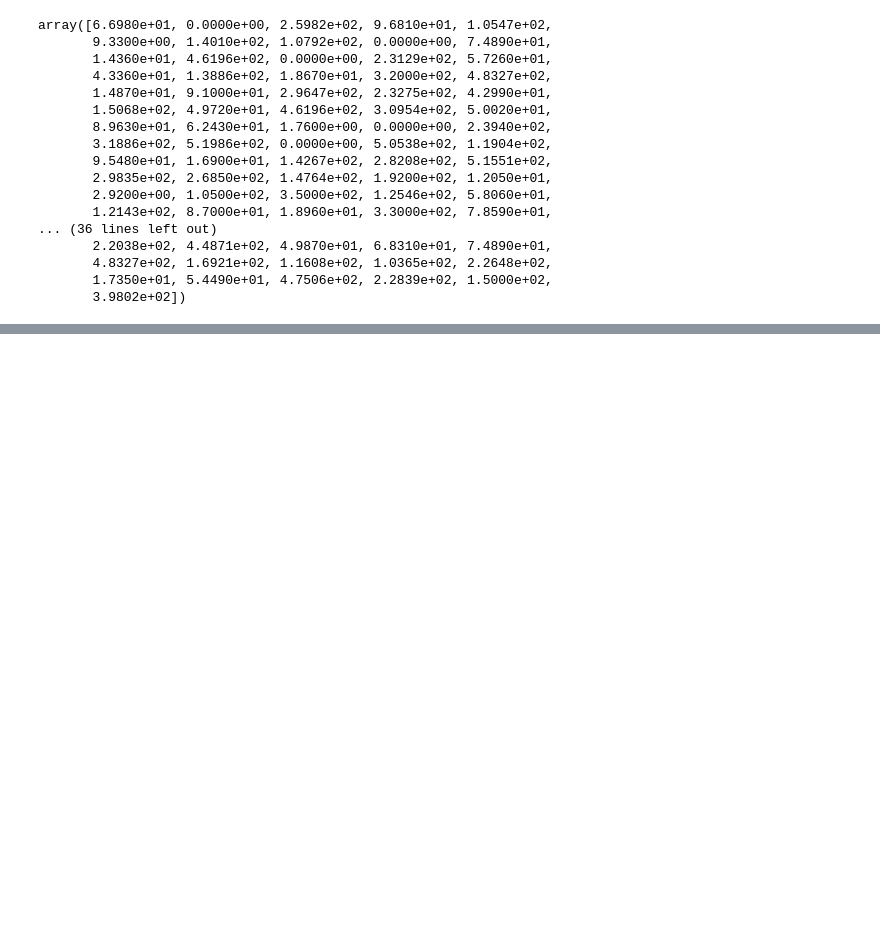
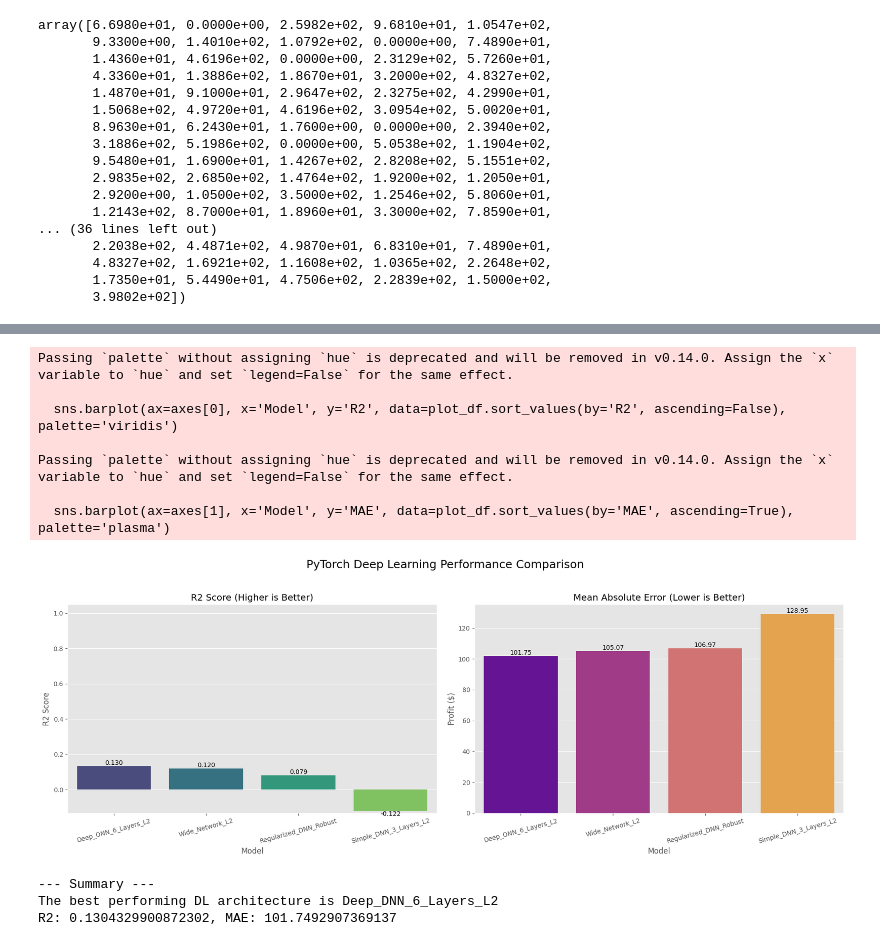
Before and after one commit to LeonardoMdSACode/Inventory-Management, a Jupyter notebook: Inventory-PyTorch.ipynb, the cells around one changed output, grey strips where cells are left out. Saved outputs shown, nothing was run; the diff lists cells and outputs as text; code cells hidden in the pictures; blank space fills up the shorter version.

```diff
--- a/Inventory-PyTorch.ipynb
+++ b/Inventory-PyTorch.ipynb
@@ -210,7 +210,7 @@ X_train_tensor = torch.tensor(X_train_data_np, dtype=torch.float32)
 y_train_tensor = torch.tensor(y_train_data_np, dtype=torch.float32).unsqueeze(1)
 X_val_tensor = torch.tensor(X_val_np, dtype=torch.float32)
 y_val_tensor = torch.tensor(y_val_np, dtype=torch.float32).unsqueeze(1)
-X_tst_tensor = torch.tensor(X_test_np, dtype=torch.float32)
+X_test_tensor = torch.tensor(X_test_np, dtype=torch.float32)
 # %%
 # Create TensorDatasets and DataLoaders
 BATCH_SIZE = 64
@@ -218,0 +235,5 @@ train_loader = DataLoader(dataset=train_dataset, batch_size=BATCH_SIZE, shuffle=
+# %%
+# Validation data is kept as tensors for full batch validation
+X_val_tensor = X_val_tensor.to(device)
+y_val_tensor = y_val_tensor.to(device)
+X_test_tensor = X_test_tensor.to(device)
@@ -218,0 +494,10 @@ train_loader = DataLoader(dataset=train_dataset, batch_size=BATCH_SIZE, shuffle=
+# %%
+# Display Results
+metrics_df = pd.DataFrame(results).T
+metrics_df = metrics_df.sort_values(by='R2', ascending=False)
+
+print("\n" + "="*80)
+print("                      PYTORCH MODEL COMPARISON")
+print("="*80)
+print(metrics_df.to_markdown(floatfmt=".3f"))
+print("="*80)
@@ -218,0 +514,50 @@ train_loader = DataLoader(dataset=train_dataset, batch_size=BATCH_SIZE, shuffle=
+# %%
+# Visualization
+
+metrics_to_plot = ['R2', 'MAE']
+plot_df = metrics_df[metrics_to_plot].reset_index().rename(columns={'index': 'Model'})
+
+plt.style.use('ggplot')
+fig, axes = plt.subplots(1, 2, figsize=(18, 7))
+fig.suptitle('PyTorch Deep Learning Performance Comparison', fontsize=18)
+
+# Plot R2 Score
+sns.barplot(ax=axes[0], x='Model', y='R2', data=plot_df.sort_values(by='R2', ascending=False), palette='viridis')
+axes[0].set_title('R2 Score (Higher is Better)')
+axes[0].set_ylim(min(plot_df['R2'].min(), 0) * 1.1, max(plot_df['R2'].max(), 1.0) * 1.05)
+axes[0].set_ylabel('R2 Score')
+axes[0].tick_params(axis='x', rotation=15)
+for container in axes[0].containers:
+    axes[0].bar_label(container, fmt='%.3f')
+
+# Plot MAE (Mean Absolute Error)
+sns.barplot(ax=axes[1], x='Model', y='MAE', data=plot_df.sort_values(by='MAE', ascending=True), palette='plasma')
+axes[1].set_title('Mean Absolute Error (Lower is Better)')
+axes[1].set_ylabel('Profit ($)')
+axes[1].tick_params(axis='x', rotation=15)
+for container in axes[1].containers:
+    axes[1].bar_label(container, fmt='%.2f')
+
+plt.tight_layout(rect=[0, 0.03, 1, 0.95])
+plt.show()
+# %% [output]
+Passing `palette` without assigning `hue` is deprecated and will be removed in v0.14.0. Assign the `x` variable to `hue` and set `legend=False` for the same effect.
+
+  sns.barplot(ax=axes[0], x='Model', y='R2', data=plot_df.sort_values(by='R2', ascending=False), palette='viridis')
+
+Passing `palette` without assigning `hue` is deprecated and will be removed in v0.14.0. Assign the `x` variable to `hue` and set `legend=False` for the same effect.
+
+  sns.barplot(ax=axes[1], x='Model', y='MAE', data=plot_df.sort_values(by='MAE', ascending=True), palette='plasma')
+[figure, added]
+# %%
+print("\n--- Summary ---")
+best_model = metrics_df.index[0]
+best_r2 = metrics_df.iloc[0]['R2']
+best_mae = metrics_df.iloc[0]['MAE']
+
+print(f"The best performing DL architecture is {best_model}")
+print(f"R2: {best_r2}, MAE: {best_mae}")
+# %% [output]
+--- Summary ---
+The best performing DL architecture is Deep_DNN_6_Layers_L2
+R2: 0.1304329900872302, MAE: 101.7492907369137
```
Also changed, not shown: parts of 6 cells of this notebook, 1 other file.
